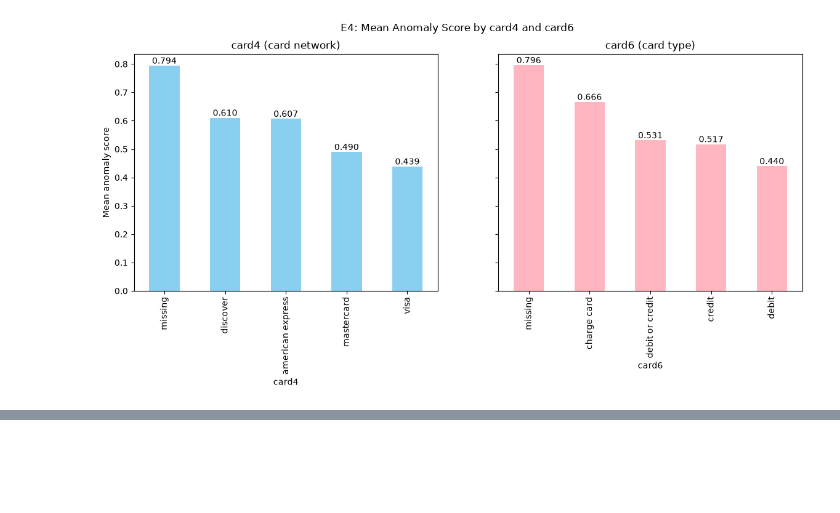
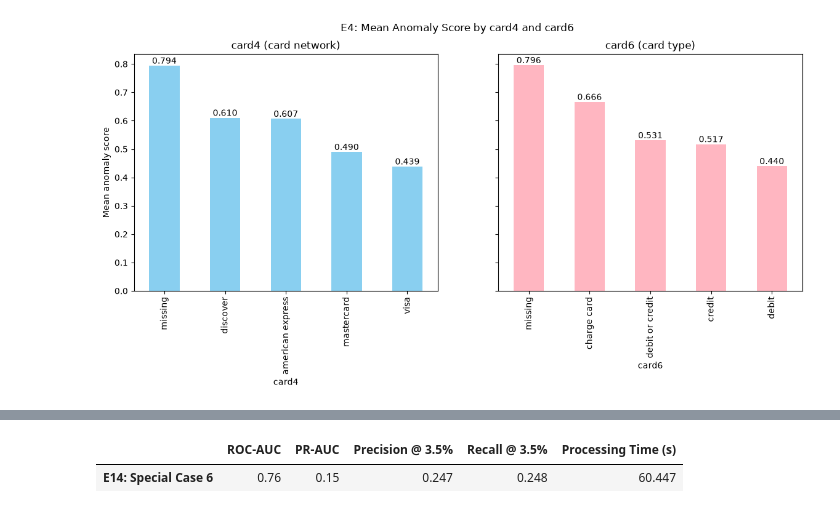
Before and after one commit to millxcc7/WIM-Direct-Research-MLFraudDetection, a Jupyter notebook: Isolationforest_experiment.ipynb, the cells around one changed output, grey strips where cells are left out. Saved outputs shown, nothing was run; the diff lists cells and outputs as text; code cells hidden in the pictures; blank space fills up the shorter version.

```diff
--- a/Isolationforest_experiment.ipynb
+++ b/Isolationforest_experiment.ipynb
@@ -633,0 +794,24 @@ plt.show()
+# %%
+newdf = df[train_transaction.columns].drop(columns="isFraud").select_dtypes(include="number")
+newdf = newdf.fillna(newdf.median())
+
+start = time.perf_counter() #start of process time tracker
+isolated = IsolationForest(random_state=100, n_estimators=500, max_samples=256, max_features=0.1)
+isolated.fit(newdf)
+e14_scores = -isolated.score_samples(newdf)
+end = time.perf_counter() #end of process time tracker
+
+# top 3.5% most anomalous transactions
+k = int(0.035 * len(df))
+e14_frauds_caught = df["isFraud"].values[np.argsort(-e14_scores)[:k]].sum()
+
+# save E14 results to the results table
+all_results.loc["E14: Special Case 6"] = [roc_auc_score(df["isFraud"], e14_scores),
+                                    average_precision_score(df["isFraud"], e14_scores),
+                                    e14_frauds_caught / k,
+                                    e14_frauds_caught / df["isFraud"].sum(),
+                                    end - start]
+display(all_results.loc[["E14: Special Case 6"]].round(3))
+# %% [output]
+|  | ROC-AUC | PR-AUC | Precision @ 3.5% | Recall @ 3.5% | Processing Time (s) |
+| E14: Special Case 6 | 0.76 | 0.15 | 0.247 | 0.248 | 60.447 |
```
Also changed, not shown: parts of 5 cells of this notebook, 1 other file.
